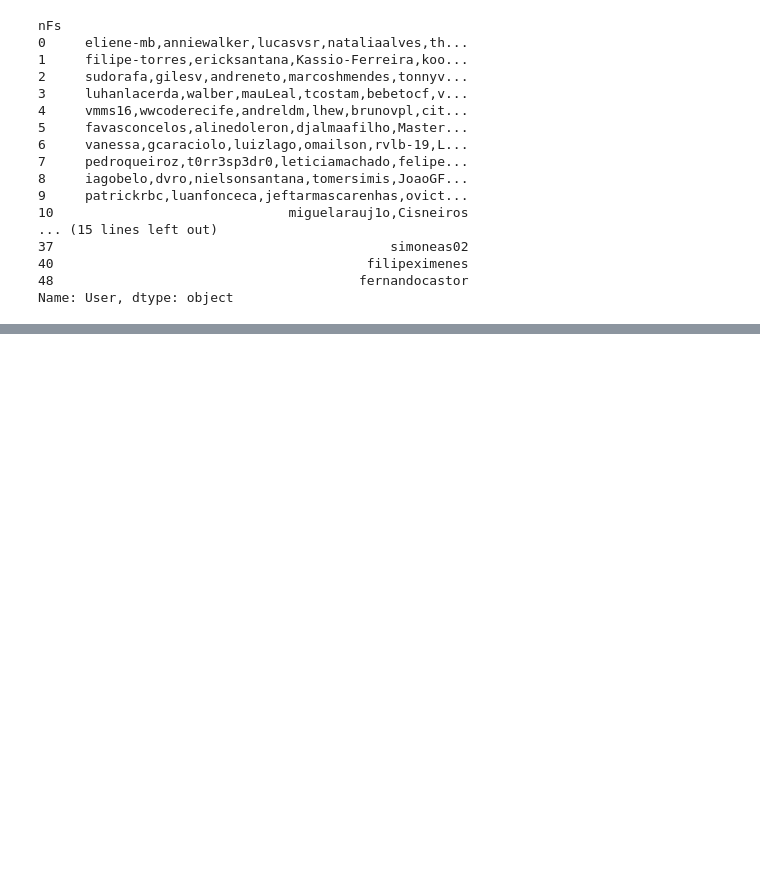
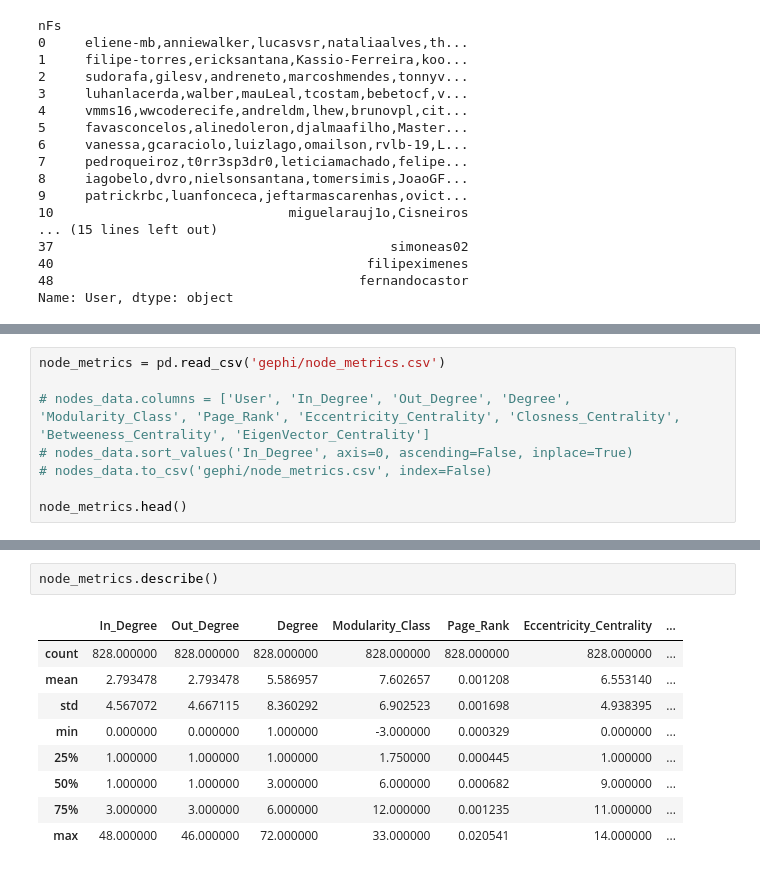
Before and after one commit to Drez3a/CONETVIS-visualizacao-2018-1, a Jupyter notebook: data/github_users_graph.ipynb, the cells around one changed output, grey strips where cells are left out. Saved outputs shown, nothing was run; the diff lists cells and outputs as text; blank space fills up the shorter version.

```diff
--- a/data/github_users_graph.ipynb
+++ b/data/github_users_graph.ipynb
@@ -211,0 +242,8 @@ Name: User, dtype: object
+# %%
+node_metrics = pd.read_csv('gephi/node_metrics.csv')
+
+# nodes_data.columns = ['User', 'In_Degree', 'Out_Degree', 'Degree', 'Modularity_Class', 'Page_Rank', 'Eccentricity_Centrality', 'Closness_Centrality', 'Betweeness_Centrality', 'EigenVector_Centrality']
+# nodes_data.sort_values('In_Degree', axis=0, ascending=False, inplace=True)
+# nodes_data.to_csv('gephi/node_metrics.csv', index=False)
+
+node_metrics.head()
@@ -211,0 +257,12 @@ Name: User, dtype: object
+# %%
+node_metrics.describe()
+# %% [output]
+|  | In_Degree | Out_Degree | Degree | Modularity_Class | Page_Rank | Eccentricity_Centrality | ... |
+| count | 828.000000 | 828.000000 | 828.000000 | 828.000000 | 828.000000 | 828.000000 | ... |
+| mean | 2.793478 | 2.793478 | 5.586957 | 7.602657 | 0.001208 | 6.553140 | ... |
+| std | 4.567072 | 4.667115 | 8.360292 | 6.902523 | 0.001698 | 4.938395 | ... |
+| min | 0.000000 | 0.000000 | 1.000000 | -3.000000 | 0.000329 | 0.000000 | ... |
+| 25% | 1.000000 | 1.000000 | 1.000000 | 1.750000 | 0.000445 | 1.000000 | ... |
+| 50% | 1.000000 | 1.000000 | 3.000000 | 6.000000 | 0.000682 | 9.000000 | ... |
+| 75% | 3.000000 | 3.000000 | 6.000000 | 12.000000 | 0.001235 | 11.000000 | ... |
+| max | 48.000000 | 46.000000 | 72.000000 | 33.000000 | 0.020541 | 14.000000 | ... |
```
Also changed, not shown: parts of 20 cells of this notebook, 7 other files.
